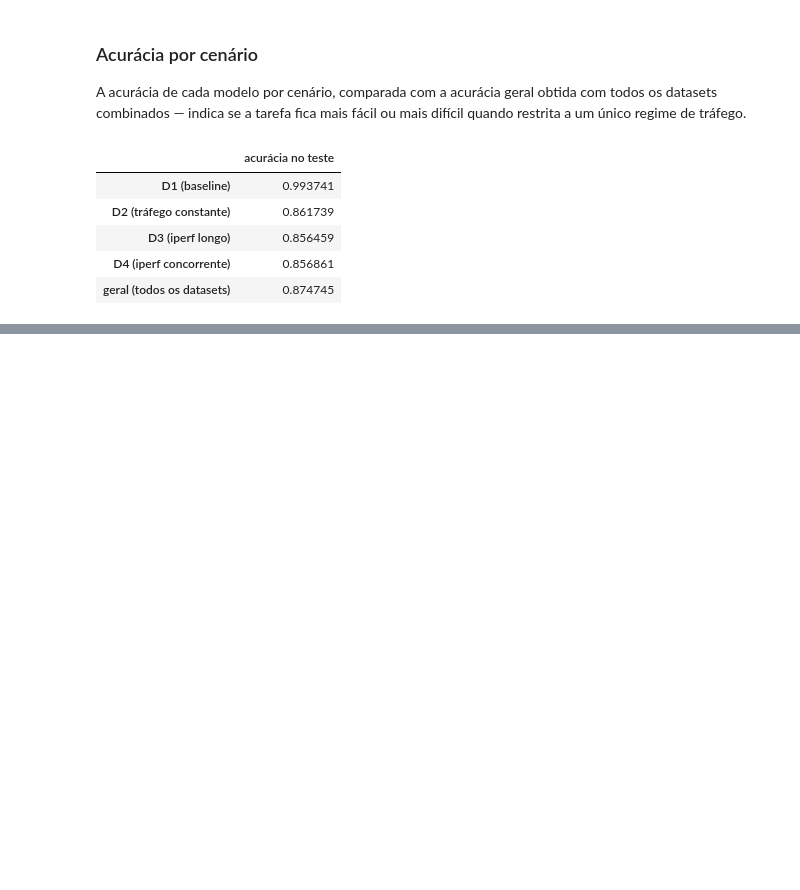
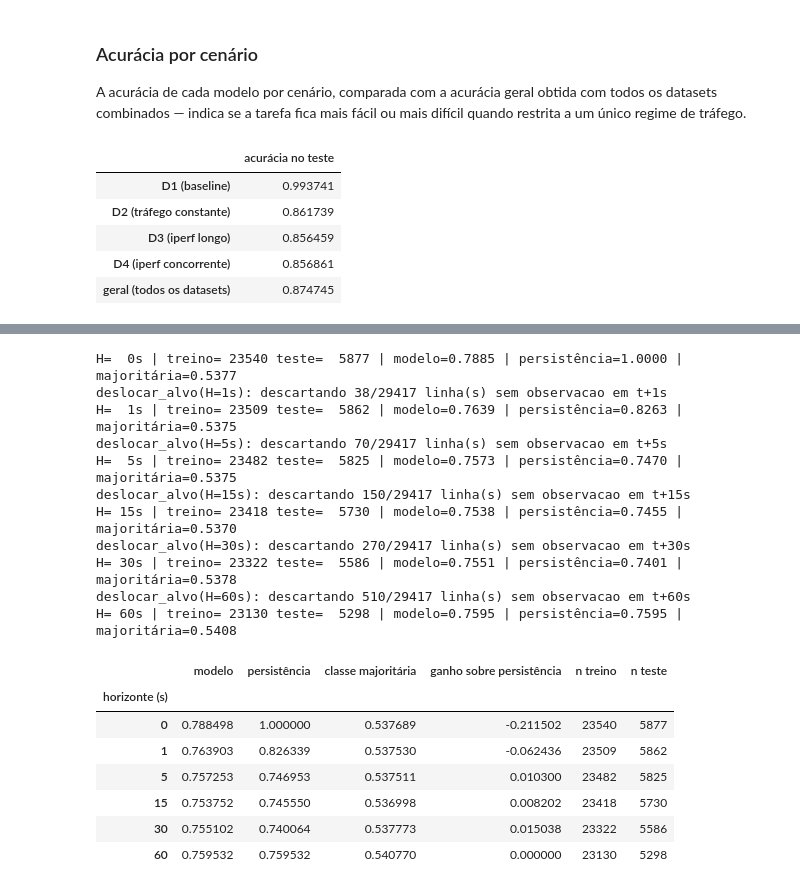
Before and after one commit to auerbeatriz/path-aware-datasets, a Jupyter notebook: Feature_Store_Datasets.ipynb, the cells around one changed output, grey strips where cells are left out. Drawn from its saved outputs; the diff is of its cells as text; code cells hidden in the pictures; blank space fills up the shorter version.

```diff
--- a/Feature_Store_Datasets.ipynb
+++ b/Feature_Store_Datasets.ipynb
@@ -713,0 +827,46 @@ resumo_acuracia.to_frame('acurácia no teste')
+# %%
+HORIZONTES = [0, 1, 5, 15, 30, 60]
+
+resultados_preditivos = {}
+
+for H in HORIZONTES:
+    resultados_preditivos[H] = avaliar_preditivo(base, candidatas, horizonte_s=H)
+    r = resultados_preditivos[H]
+    print(f"H={H:3d}s | treino={r['n_treino']:6d} teste={r['n_teste']:6d} | "
+          f"modelo={r['acuracia_modelo']:.4f} | persistência={r['acuracia_persistencia']:.4f} | "
+          f"majoritária={r['acuracia_majoritaria']:.4f}")
+
+tabela_preditiva = pd.DataFrame([
+    {
+        'horizonte (s)': r['horizonte_s'],
+        'modelo': r['acuracia_modelo'],
+        'persistência': r['acuracia_persistencia'],
+        'classe majoritária': r['acuracia_majoritaria'],
+        'ganho sobre persistência': r['ganho_sobre_persistencia'],
+        'n treino': r['n_treino'],
+        'n teste': r['n_teste'],
+    }
+    for r in resultados_preditivos.values()
+]).set_index('horizonte (s)')
+
+tabela_preditiva
+# %% [output]
+H=  0s | treino= 23540 teste=  5877 | modelo=0.7885 | persistência=1.0000 | majoritária=0.5377
+deslocar_alvo(H=1s): descartando 38/29417 linha(s) sem observacao em t+1s
+H=  1s | treino= 23509 teste=  5862 | modelo=0.7639 | persistência=0.8263 | majoritária=0.5375
+deslocar_alvo(H=5s): descartando 70/29417 linha(s) sem observacao em t+5s
+H=  5s | treino= 23482 teste=  5825 | modelo=0.7573 | persistência=0.7470 | majoritária=0.5375
+deslocar_alvo(H=15s): descartando 150/29417 linha(s) sem observacao em t+15s
+H= 15s | treino= 23418 teste=  5730 | modelo=0.7538 | persistência=0.7455 | majoritária=0.5370
+deslocar_alvo(H=30s): descartando 270/29417 linha(s) sem observacao em t+30s
+H= 30s | treino= 23322 teste=  5586 | modelo=0.7551 | persistência=0.7401 | majoritária=0.5378
+deslocar_alvo(H=60s): descartando 510/29417 linha(s) sem observacao em t+60s
+H= 60s | treino= 23130 teste=  5298 | modelo=0.7595 | persistência=0.7595 | majoritária=0.5408
+|  | modelo | persistência | classe majoritária | ganho sobre persistência | n treino | n teste |
+| horizonte (s) |  |  |  |  |  |  |
+| 0 | 0.788498 | 1.000000 | 0.537689 | -0.211502 | 23540 | 5877 |
+| 1 | 0.763903 | 0.826339 | 0.537530 | -0.062436 | 23509 | 5862 |
+| 5 | 0.757253 | 0.746953 | 0.537511 | 0.010300 | 23482 | 5825 |
+| 15 | 0.753752 | 0.745550 | 0.536998 | 0.008202 | 23418 | 5730 |
+| 30 | 0.755102 | 0.740064 | 0.537773 | 0.015038 | 23322 | 5586 |
+| 60 | 0.759532 | 0.759532 | 0.540770 | 0.000000 | 23130 | 5298 |
```
Also changed, not shown: parts of 18 cells of this notebook, 2 other files.
